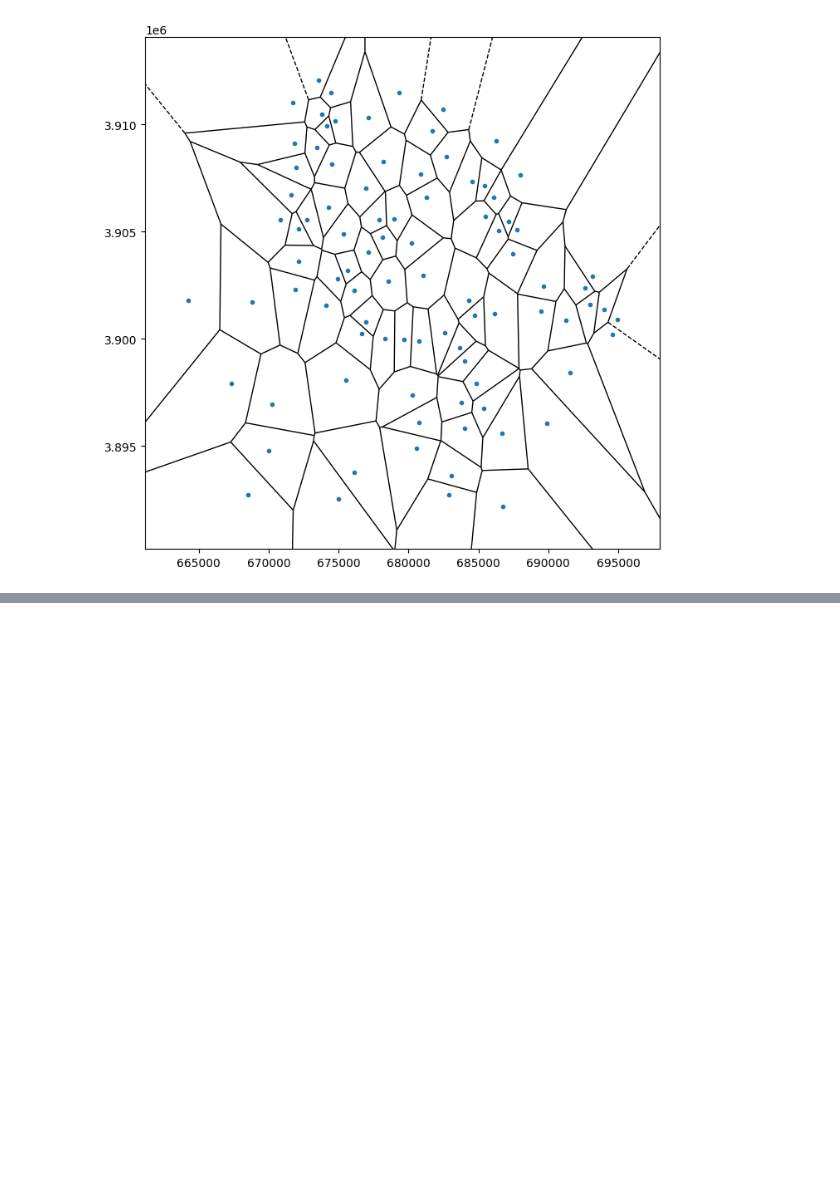
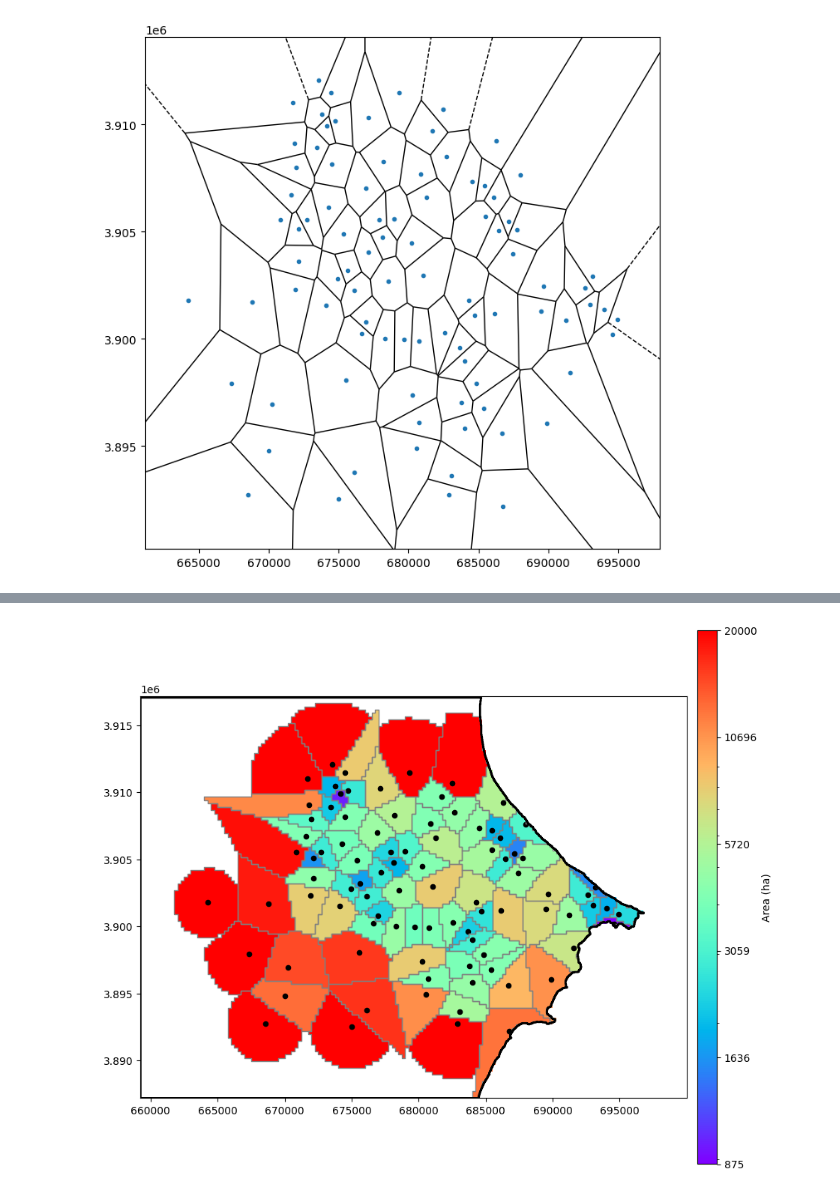
Before and after one commit to AlvaroSH2000/Roman-Chebba-agriculture, a Jupyter notebook: ABM/voronoi.ipynb, the cells around one changed output, grey strips where cells are left out. Saved outputs shown, nothing was run; the diff lists cells and outputs as text; code cells hidden in the pictures; blank space fills up the shorter version.

```diff
--- a/ABM/voronoi.ipynb
+++ b/ABM/voronoi.ipynb
@@ -104,0 +299,52 @@ plt.show()
+# %%
+regular_grid['mask'] = ~np.isnan(regular_grid['voronoi_region'])
+valid_mask = np.asarray(regular_grid['mask']).reshape(ny, nx).astype(bool)
+vor_grid = np.asarray(regular_grid['voronoi_region']).reshape(ny, nx).astype(float)
+
+valid_regions = vor_grid[valid_mask]
+valid_regions = valid_regions[~np.isnan(valid_regions)].astype(int)
+
+counts = np.bincount(valid_regions, minlength=len(sites))
+sites['ncells'] = counts
+
+region_size_grid = counts[cell_region_index].astype(float)
+region_size_grid[~valid_mask] = np.nan
+region_size_grid = region_size_grid * regular_grid['mask'] * regular_grid['L_cell']**2 / 1e3
+
+finite_vals = region_size_grid[np.isfinite(region_size_grid)]
+positive_vals = finite_vals[finite_vals > 0]
+vmin = float(positive_vals.min())
+vmax = float(positive_vals.max())
+
+fig, ax = plt.subplots(figsize=(9, 8), constrained_layout=True)
+mesh = ax.pcolormesh(
+    x_grid,
+    y_grid,
+    region_size_grid,
+    cmap="rainbow",
+    norm=LogNorm(vmin=vmin, vmax=vmax),
+    shading="nearest",
+)
+ax.set_aspect("equal")
+ax.scatter(points[:, 0], points[:, 1], color='black', s=20)
+voronoi_gdf.boundary.plot(ax=ax, color="grey", linewidth=1)
+gdf.boundary.plot(ax=ax, color="black", linewidth=2)
+
+cbar = plt.colorbar(
+    mesh,
+    ax=ax,
+    label='Area (ha)',
+    fraction=0.045,
+    pad=0.02,
+    shrink=0.9,
+    aspect=28,
+    anchor=(0.0, 0.5),
+)
+base_ticks = np.geomspace(vmin, vmax, num=6)
+ticks = np.unique(np.concatenate([base_ticks, [vmin, vmax]]))
+cbar.set_ticks(ticks)
+cbar.set_ticklabels([f"{t:.2f}" if t < 10 else f"{t:.1f}" if t < 100 else f"{t:.0f}" for t in ticks])
+
+plt.show()
+# %% [output]
+[figure, added]
```
Also changed, not shown: parts of 6 cells of this notebook, 17 other files.
